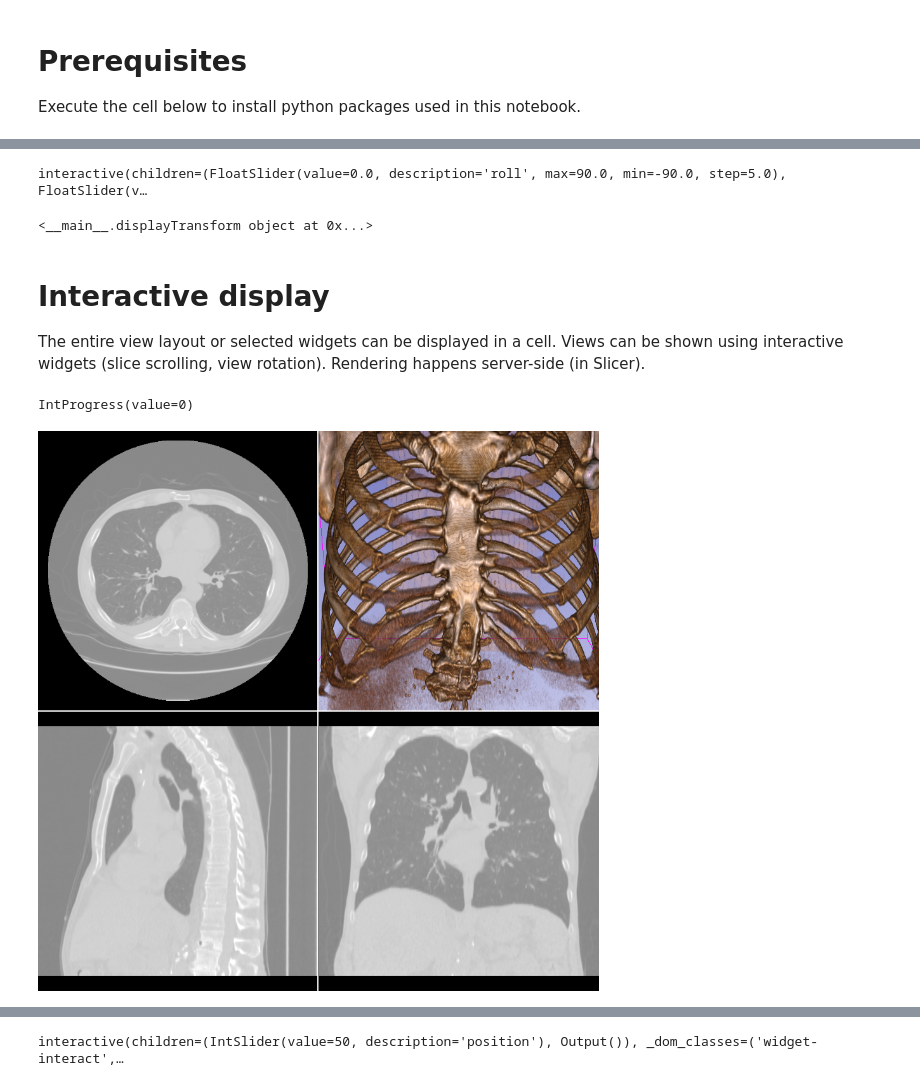
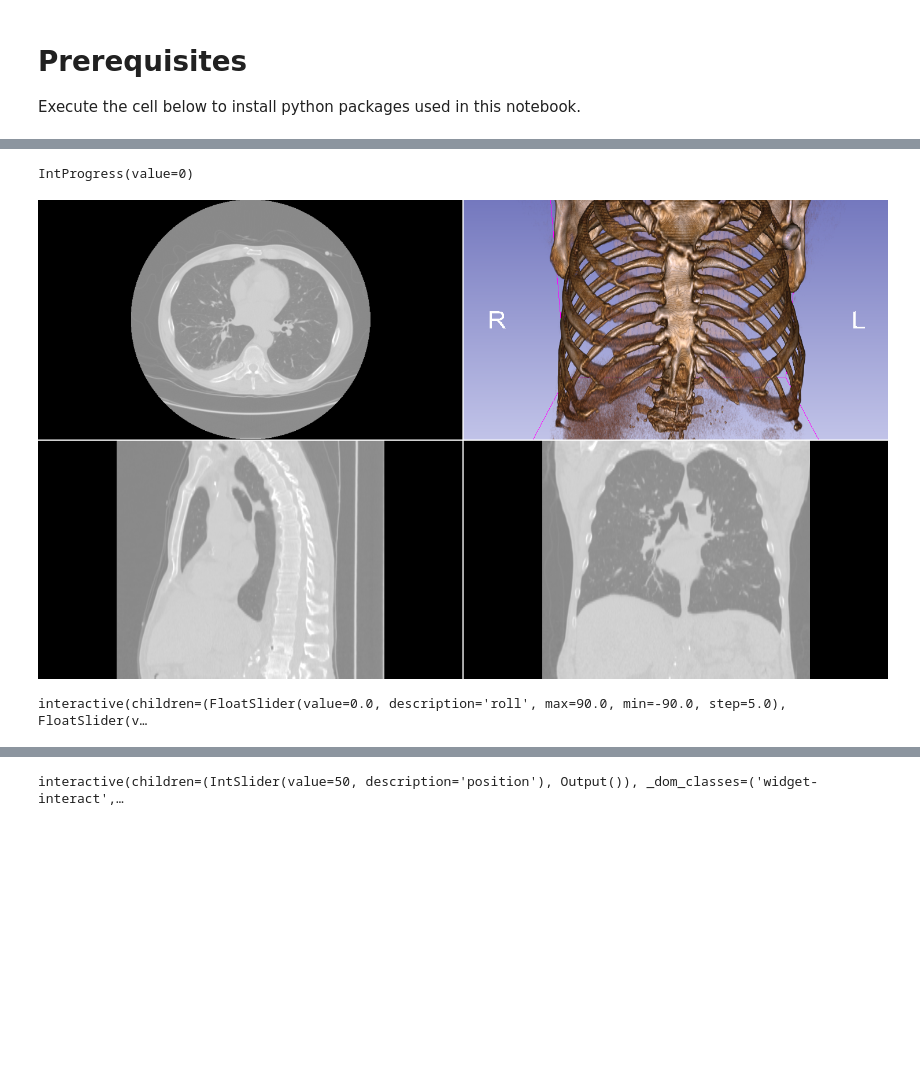
Before and after one commit to Slicer/SlicerNotebooks, a Jupyter notebook: 03_Interactive_Widgets.ipynb, the cells around one changed output, grey strips where cells are left out. Cells and saved outputs as stored; diff of their text form; code cells hidden in the pictures; blank space fills up the shorter version.

Commit message:
Rearrange and add more user-focused examples to 03_Interactive_Widgets.ipynb

```diff
--- a/03_Interactive_Widgets.ipynb
+++ b/03_Interactive_Widgets.ipynb
@@ -77 +33,18 @@ modelNode
+# %%
+# Get a volume
+slicer.mrmlScene.Clear()
+volume = slicer.nb.downloadFromURL(
+  'https://github.com/Slicer/SlicerTestingData/releases/download/SHA256/4507b664690840abb6cb9af2d919377ffc4ef75b167cb6fd0f747befdb12e38e',
+  'CTChest.nrrd', "CT")[0]
+
+# Enable 3D volume rendering
+slicer.nb.showVolumeRendering(volume)
+
+slicer.nb.displayViews("FourUp")
+#slicer.nb.displayViews("Conventional")
+# slicer.nb.displaySliceView('Red')
+# slicer.nb.display3DView()
+# %% [output]
+IntProgress(value=0)
+[figure, added]
 # %%
@@ -84,33 +57,2 @@ def update(roll=0, pitch=0, yaw=0):
 # %% [output]
 interactive(children=(FloatSlider(value=0.0, description='roll', max=90.0, min=-90.0, step=5.0), FloatSlider(v…
-# %%
-# Transform
-
-# Linear
-transformNode = slicer.mrmlScene.AddNewNodeByClass('vtkMRMLLinearTransformNode')
-import numpy as np
-slicer.util.updateTransformMatrixFromArray(transformNode, np.array([[0.5,0,0,40],[0,1.2,0,20],[0,0,3.5,50],[0,0,0,1]]))
-
-# Non-linear
-# transformNode = slicer.mrmlScene.AddNewNodeByClass('vtkMRMLGridTransformNode')
-
-transformNode
-# %% [output]
-<__main__.displayTransform object at 0x...>
-# %% [markdown]
-# Interactive display
-The entire view layout or selected widgets can be displayed in a cell.
-Views can be shown using interactive widgets (slice scrolling, view rotation).
-Rendering happens server-side (in Slicer).
-# %%
-# Get a volume
-slicer.mrmlScene.Clear()
-volume = slicer.nb.downloadFromURL(
-  'https://github.com/Slicer/SlicerTestingData/releases/download/SHA256/4507b664690840abb6cb9af2d919377ffc4ef75b167cb6fd0f747befdb12e38e',
-  'fff.nrrd', "ct")[0]
-
-slicer.nb.showVolumeRendering(volume)
-slicer.nb.displayViews("FourUp")
-# %% [output]
-IntProgress(value=0)
-[figure, removed]
```
Also changed, not shown: parts of 29 cells of this notebook.
